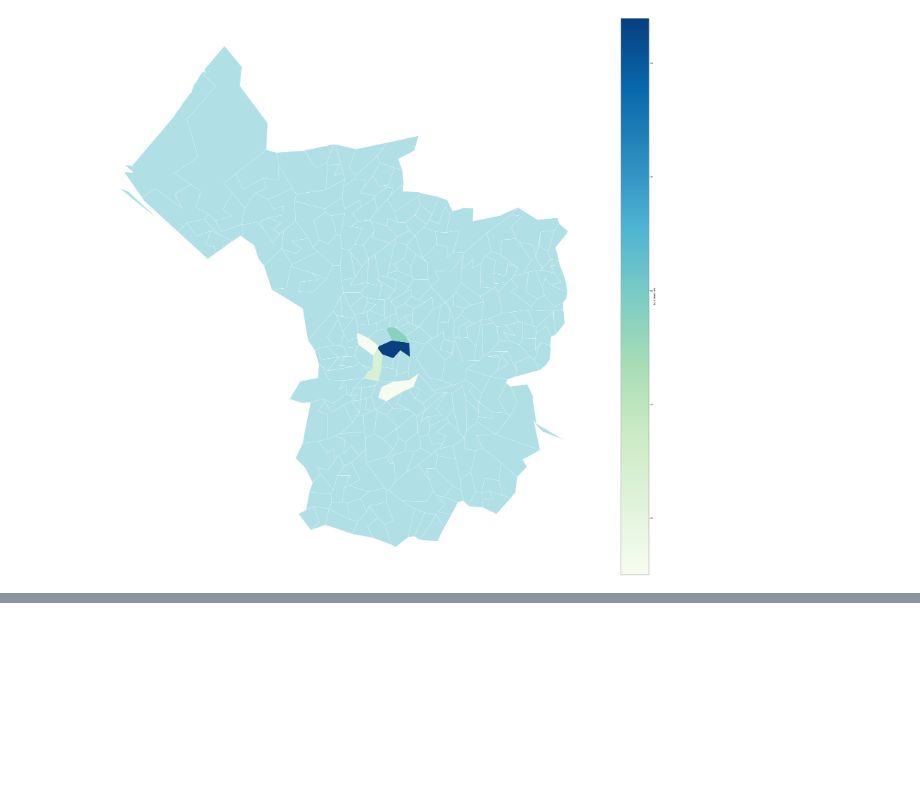
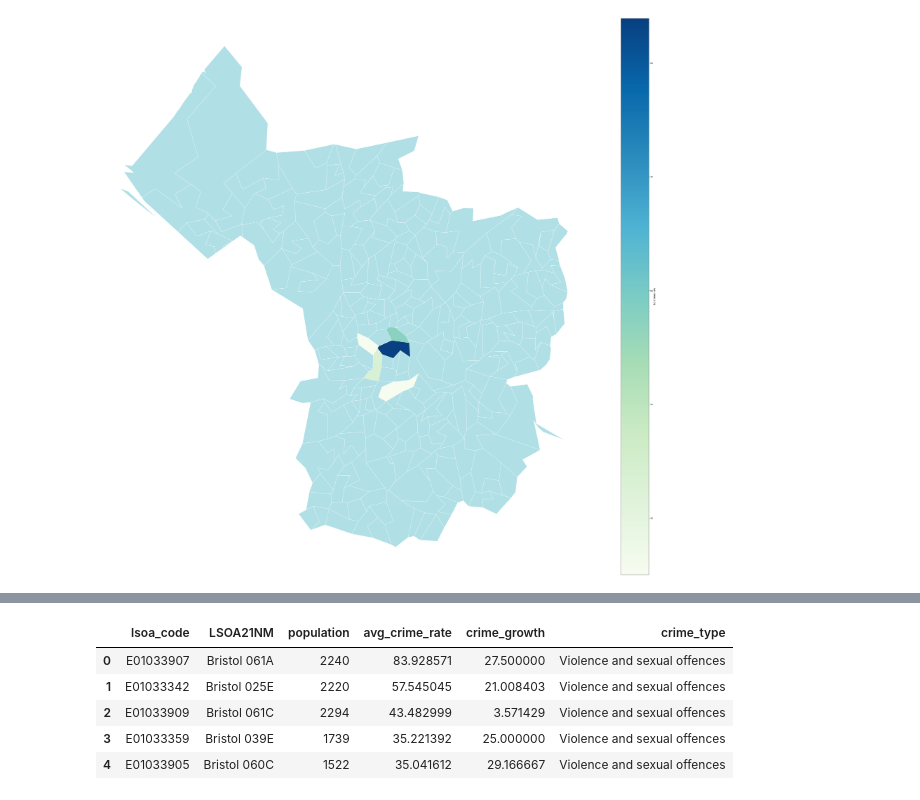
Before and after one commit to raven-172/-Analytics--Criminal-status-in-UK, a Jupyter notebook: 2.ipynb, the cells around one changed output, grey strips where cells are left out. Cells and saved outputs as stored; diff of their text form; code cells hidden in the pictures; blank space fills up the shorter version.

```diff
--- a/2.ipynb
+++ b/2.ipynb
@@ -426,0 +439,10 @@ ax.set_axis_off()
+# %%
+ldf = ldf[['lsoa_code', 'LSOA21NM', 'population', 'avg_crime_rate', 'crime_growth', 'crime_type']]
+ldf.head()
+# %% [output]
+|  | lsoa_code | LSOA21NM | population | avg_crime_rate | crime_growth | crime_type |
+| 0 | E01033907 | Bristol 061A | 2240 | 83.928571 | 27.500000 | Violence and sexual offences |
+| 1 | E01033342 | Bristol 025E | 2220 | 57.545045 | 21.008403 | Violence and sexual offences |
+| 2 | E01033909 | Bristol 061C | 2294 | 43.482999 | 3.571429 | Violence and sexual offences |
+| 3 | E01033359 | Bristol 039E | 1739 | 35.221392 | 25.000000 | Violence and sexual offences |
+| 4 | E01033905 | Bristol 060C | 1522 | 35.041612 | 29.166667 | Violence and sexual offences |
```
Also changed, not shown: parts of 2 cells of this notebook.
